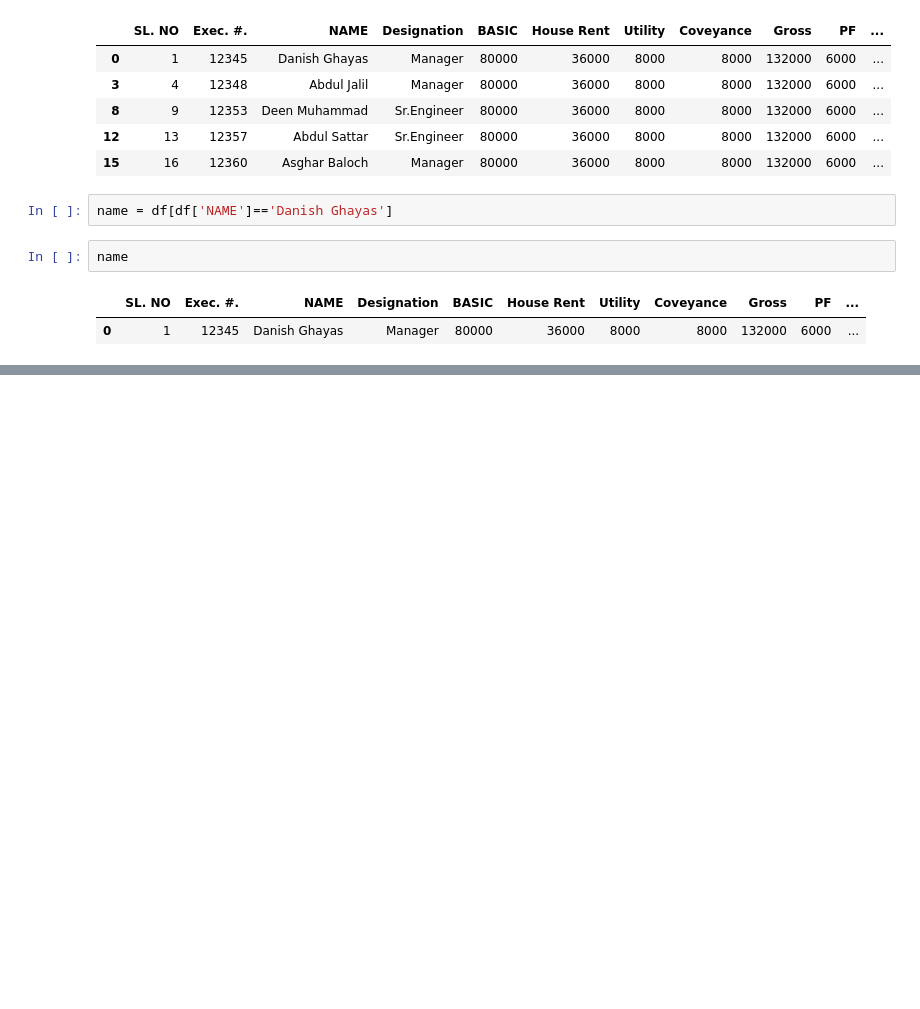
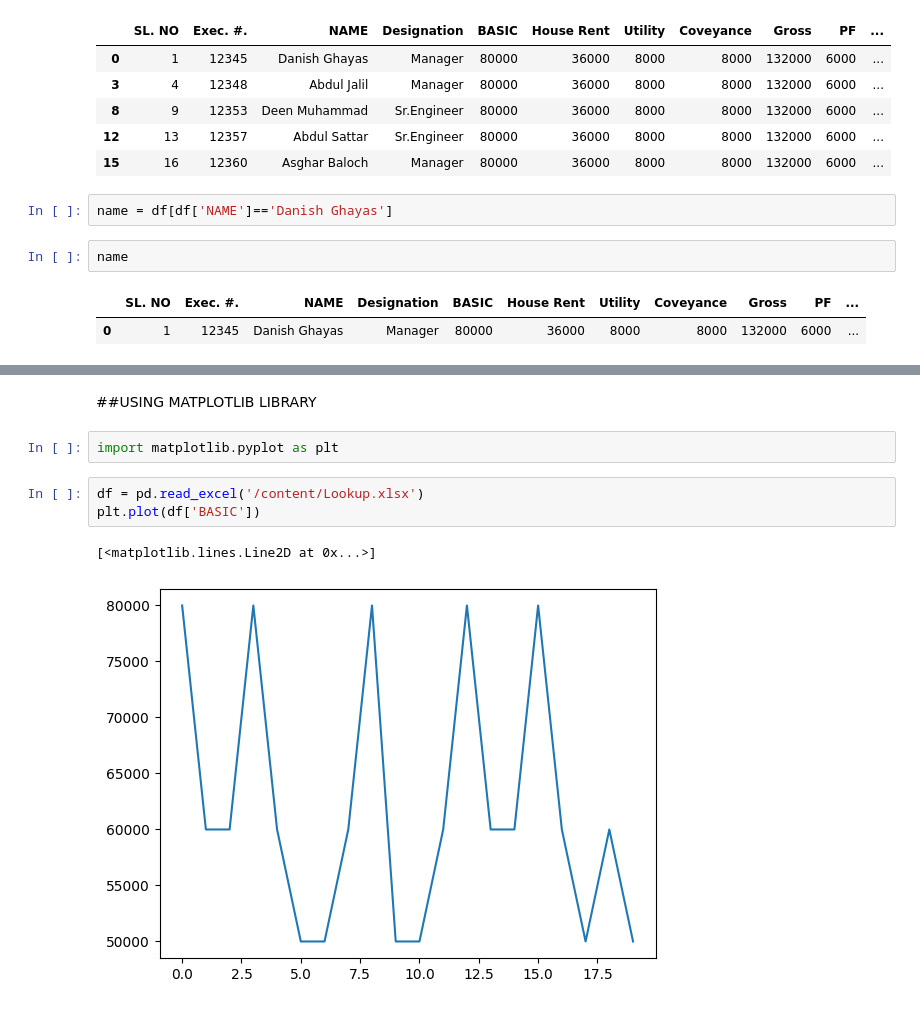
Before and after one commit to ZaidiSahab/Road-to-Data-Science, a Jupyter notebook: Learning_From_Youtube.ipynb, the cells around one changed output, grey strips where cells are left out. Cells and saved outputs as stored; diff of their text form; blank space fills up the shorter version.

Commit message:
Working on Matplotlib Library

```diff
--- a/Learning_From_Youtube.ipynb
+++ b/Learning_From_Youtube.ipynb
@@ -505,0 +612,10 @@ name
+# %% [markdown]
+##USING MATPLOTLIB LIBRARY
+# %%
+import matplotlib.pyplot as plt
+# %%
+df = pd.read_excel('/content/Lookup.xlsx')
+plt.plot(df['BASIC'])
+# %% [output]
+[<matplotlib.lines.Line2D at 0x...>]
+[figure, added]
```
Also changed, not shown: parts of 12 cells of this notebook.
